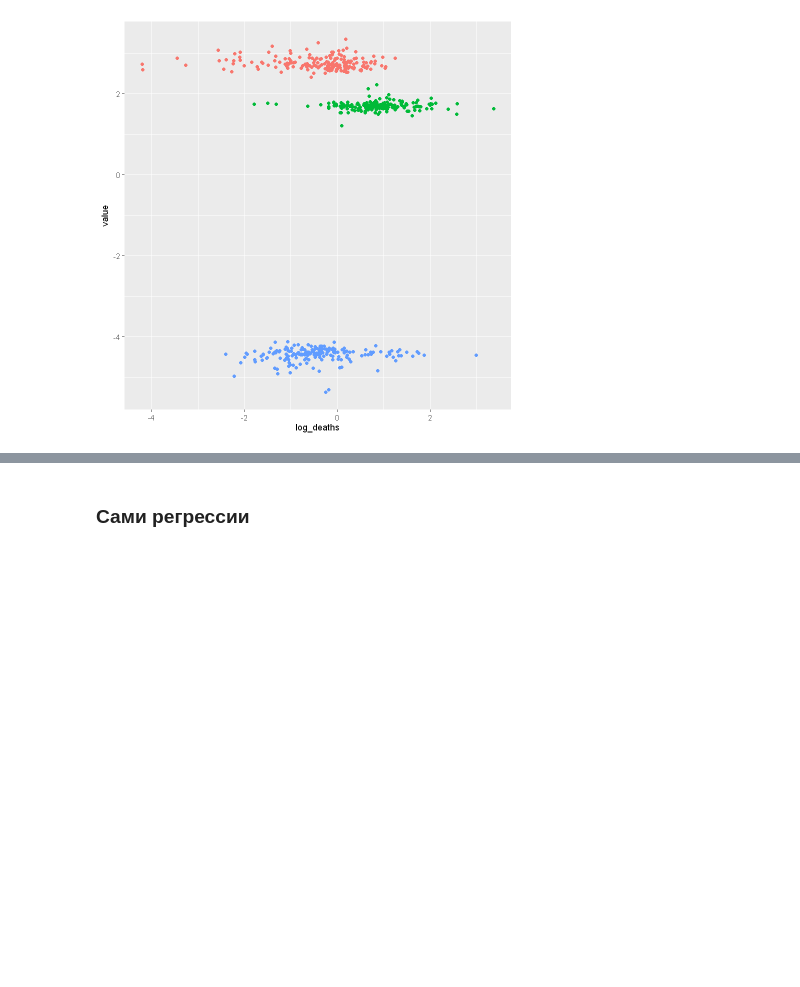
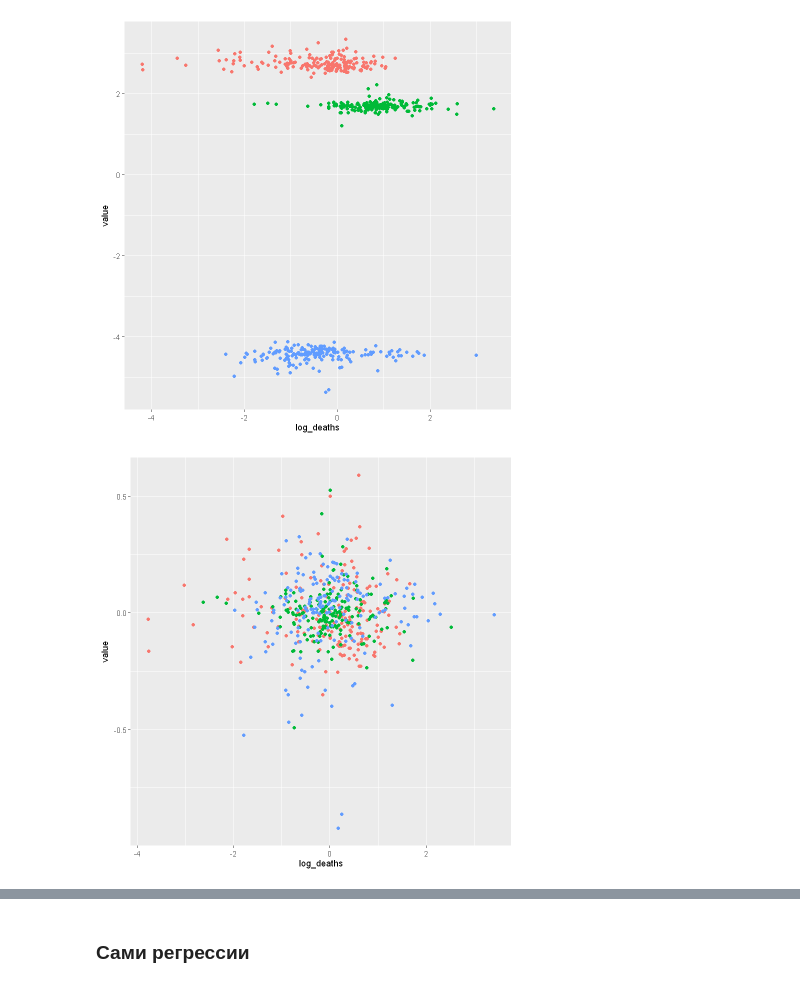
Before and after one commit to xan-d-or/thesis, a Jupyter notebook: analysis/hs0_fe_estimation.ipynb, the cells around one changed output, grey strips where cells are left out. Saved outputs shown, nothing was run; the diff lists cells and outputs as text; code cells hidden in the pictures; blank space fills up the shorter version.

```diff
--- a/analysis/hs0_fe_estimation.ipynb
+++ b/analysis/hs0_fe_estimation.ipynb
@@ -329,6 +359,20 @@ p = ggplot(demeaned_df, aes(x = log_deaths, y = value, text = factor(country), c
 p
 # %% [output]
 [figure]
+# %%
+year_means_df = demeaned_df %>% filter(log_deaths > -5) %>% group_by(year) %>%
+ summarize(avg_value = mean(value, na.rm = TRUE), avg_log_deaths = mean(log_deaths, na.rm = TRUE))
+
+demeaned_df2 = demeaned_df %>% merge(., year_means_df, by = 'year')  %>%
+  mutate(log_deaths = log_deaths- avg_log_deaths, value = value - avg_value) %>%
+   select(country, year, log_deaths, value)
+
+p = ggplot(demeaned_df2, aes(x = log_deaths, y = value, text = factor(country), color = factor(year)
+    )) + geom_point()+ theme(legend.position = "none")
+# ggplotly(p)
+p
+# %% [output]
+[figure, added]
 # %%
 year_means_df
 # %% [output]
```
Also changed, not shown: parts of 28 cells of this notebook, 1 other file.
